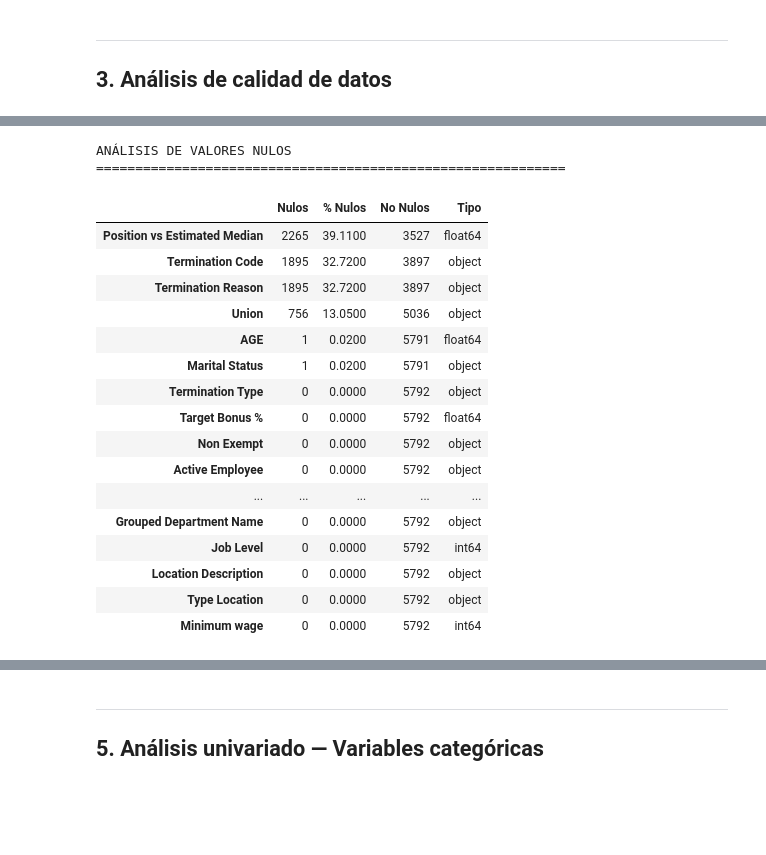
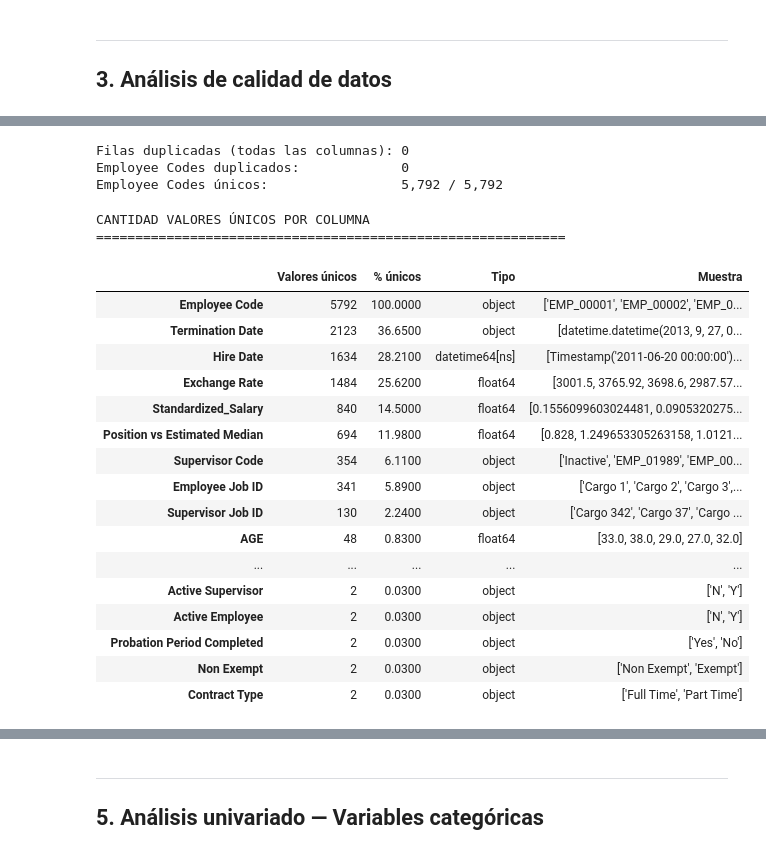
Before and after one commit to karenduque0411/tesis_maestria, a Jupyter notebook: notebooks/00-eda.ipynb, the cells around one changed output, grey strips where cells are left out. Drawn from its saved outputs; the diff is of its cells as text; code cells hidden in the pictures; blank space fills up the shorter version.

```diff
--- a/notebooks/00-eda.ipynb
+++ b/notebooks/00-eda.ipynb
@@ -148,32 +166,44 @@ Primeras 5 filas:
+# %%
+# --- Duplicados ---
+dupes_total = df.duplicated().sum()
+dupes_emp   = df.duplicated(subset='Employee Code').sum()
+
+print(f'Filas duplicadas (todas las columnas): {dupes_total}')
+print(f'Employee Codes duplicados:             {dupes_emp}')
+print(f'Employee Codes únicos:                 {df["Employee Code"].nunique():,} / {len(df):,}')
+# %% [output]
+Filas duplicadas (todas las columnas): 0
+Employee Codes duplicados:             0
+Employee Codes únicos:                 5,792 / 5,792
 # %%
-# Análisis de valores nulos
-null_analysis = pd.DataFrame({
-    'Nulos': df.isnull().sum(),
-    '% Nulos': (df.isnull().sum() / len(df) * 100).round(2),
-    'No Nulos': df.notnull().sum(),
-    'Tipo': df.dtypes
-})
-null_analysis = null_analysis.sort_values('% Nulos', ascending=False)
-print('ANÁLISIS DE VALORES NULOS')
+# Únicos de cada columna
+cardinality = pd.DataFrame({
+    'Valores únicos': df.nunique(),
+    '% únicos': (df.nunique() / len(df) * 100).round(2),
+    'Tipo': df.dtypes,
+    'Muestra': [str(df[c].dropna().unique()[:5].tolist()) for c in df.columns]
+}).sort_values('Valores únicos', ascending=False)
+
+print('CANTIDAD VALORES ÚNICOS POR COLUMNA')
 print('='*60)
-null_analysis
+cardinality
 # %% [output]
-ANÁLISIS DE VALORES NULOS
+CANTIDAD VALORES ÚNICOS POR COLUMNA
 ============================================================
-|  | Nulos | % Nulos | No Nulos | Tipo |
-| Position vs Estimated Median | 2265 | 39.1100 | 3527 | float64 |
-| Termination Code | 1895 | 32.7200 | 3897 | object |
-| Termination Reason | 1895 | 32.7200 | 3897 | object |
-| Union | 756 | 13.0500 | 5036 | object |
-| AGE | 1 | 0.0200 | 5791 | float64 |
-| Marital Status | 1 | 0.0200 | 5791 | object |
-| Termination Type | 0 | 0.0000 | 5792 | object |
-| Target Bonus % | 0 | 0.0000 | 5792 | float64 |
-| Non Exempt | 0 | 0.0000 | 5792 | object |
-| Active Employee | 0 | 0.0000 | 5792 | object |
+|  | Valores únicos | % únicos | Tipo | Muestra |
+| Employee Code | 5792 | 100.0000 | object | ['EMP_00001', 'EMP_00002', 'EMP_0... |
+| Termination Date | 2123 | 36.6500 | object | [datetime.datetime(2013, 9, 27, 0... |
+| Hire Date | 1634 | 28.2100 | datetime64[ns] | [Timestamp('2011-06-20 00:00:00')... |
+| Exchange Rate | 1484 | 25.6200 | float64 | [3001.5, 3765.92, 3698.6, 2987.57... |
+| Standardized_Salary | 840 | 14.5000 | float64 | [0.1556099603024481, 0.0905320275... |
+| Position vs Estimated Median | 694 | 11.9800 | float64 | [0.828, 1.249653305263158, 1.0121... |
+| Supervisor Code | 354 | 6.1100 | object | ['Inactive', 'EMP_01989', 'EMP_00... |
+| Employee Job ID | 341 | 5.8900 | object | ['Cargo 1', 'Cargo 2', 'Cargo 3',... |
+| Supervisor Job ID | 130 | 2.2400 | object | ['Cargo 342', 'Cargo 37', 'Cargo ... |
+| AGE | 48 | 0.8300 | float64 | [33.0, 38.0, 29.0, 27.0, 32.0] |
 | ... | ... | ... | ... | ... |
-| Grouped Department Name | 0 | 0.0000 | 5792 | object |
-| Job Level | 0 | 0.0000 | 5792 | int64 |
-| Location Description | 0 | 0.0000 | 5792 | object |
-| Type Location | 0 | 0.0000 | 5792 | object |
-| Minimum wage | 0 | 0.0000 | 5792 | int64 |
+| Active Supervisor | 2 | 0.0300 | object | ['N', 'Y'] |
+| Active Employee | 2 | 0.0300 | object | ['N', 'Y'] |
+| Probation Period Completed | 2 | 0.0300 | object | ['Yes', 'No'] |
+| Non Exempt | 2 | 0.0300 | object | ['Non Exempt', 'Exempt'] |
+| Contract Type | 2 | 0.0300 | object | ['Full Time', 'Part Time'] |
```
Also changed, not shown: parts of 51 cells of this notebook, 1 other file.
